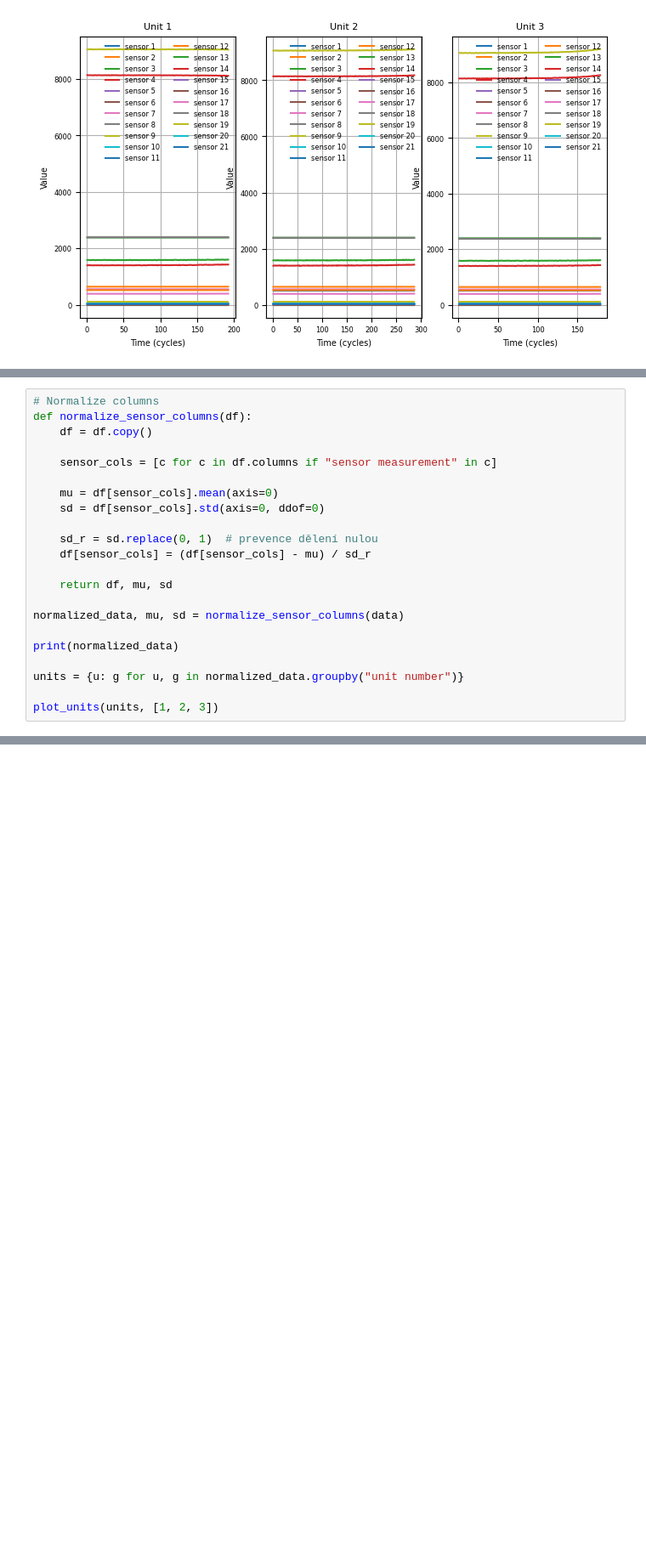
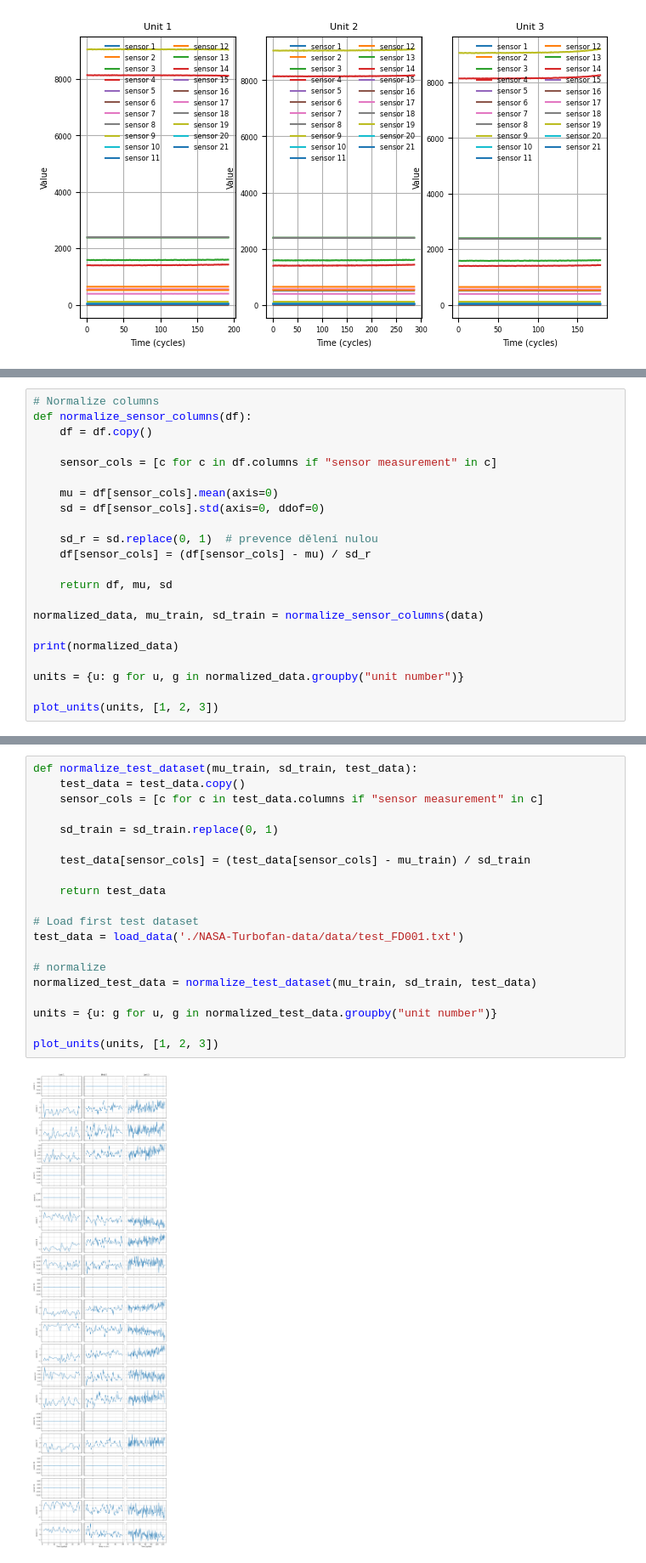
Before and after one commit to Vondras1/TurbofanEngine, a Jupyter notebook: project.ipynb, the cells around one changed output, grey strips where cells are left out. Shown at 85% size. Drawn from its saved outputs; the diff is of its cells as text; blank space fills up the shorter version.

Commit message:
z-score normalization of test dataset 2

```diff
--- a/project.ipynb
+++ b/project.ipynb
@@ -231,7 +231,7 @@ def normalize_sensor_columns(df):
 
     return df, mu, sd
 
-normalized_data, mu, sd = normalize_sensor_columns(data)
+normalized_data, mu_train, sd_train = normalize_sensor_columns(data)
 
 print(normalized_data)
 
@@ -348,3 +348,25 @@ plt.tight_layout()
 plt.show()
 # %% [output]
 [figure]
+# %%
+def normalize_test_dataset(mu_train, sd_train, test_data):
+    test_data = test_data.copy()
+    sensor_cols = [c for c in test_data.columns if "sensor measurement" in c]
+
+    sd_train = sd_train.replace(0, 1)
+
+    test_data[sensor_cols] = (test_data[sensor_cols] - mu_train) / sd_train
+
+    return test_data
+
+# Load first test dataset
+test_data = load_data('./NASA-Turbofan-data/data/test_FD001.txt')
+
+# normalize
+normalized_test_data = normalize_test_dataset(mu_train, sd_train, test_data)
+
+units = {u: g for u, g in normalized_test_data.groupby("unit number")}
+
+plot_units(units, [1, 2, 3])
+# %% [output]
+[figure, added]
```
Also changed, not shown: parts of 1 cell of this notebook.
